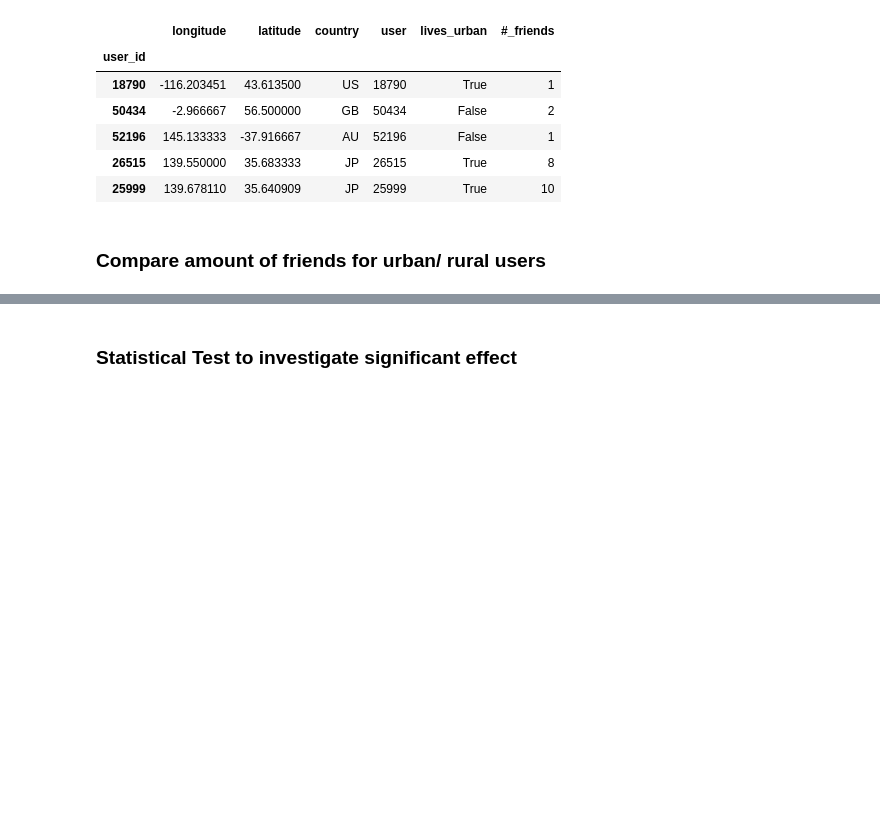
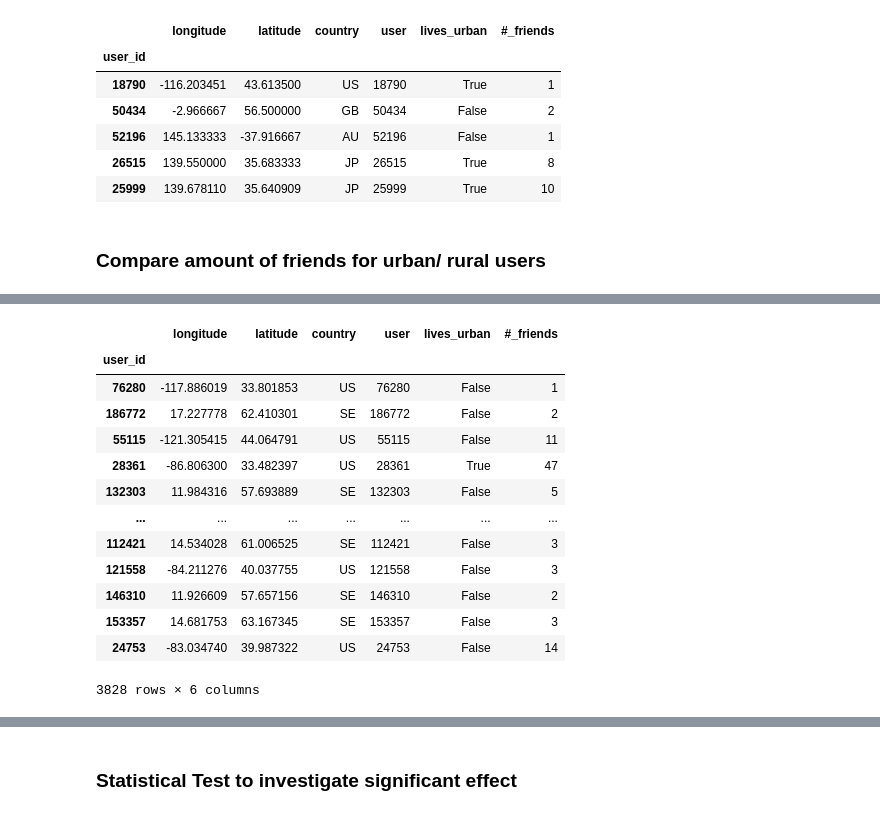
Before and after one commit to epfl-ada/ada-2020-project-milestone-p3-p3_, a Jupyter notebook: research_question_1.ipynb, the cells around one changed output, grey strips where cells are left out. Cells and saved outputs as stored; diff of their text form; code cells hidden in the pictures; blank space fills up the shorter version.

```diff
--- a/research_question_1.ipynb
+++ b/research_question_1.ipynb
@@ -252,3 +283,20 @@ plt.legend();
+# %%
+G_homes
+# %% [output]
+|  | longitude | latitude | country | user | lives_urban | #_friends |
+| user_id |  |  |  |  |  |  |
+| 76280 | -117.886019 | 33.801853 | US | 76280 | False | 1 |
+| 186772 | 17.227778 | 62.410301 | SE | 186772 | False | 2 |
+| 55115 | -121.305415 | 44.064791 | US | 55115 | False | 11 |
+| 28361 | -86.806300 | 33.482397 | US | 28361 | True | 47 |
+| 132303 | 11.984316 | 57.693889 | SE | 132303 | False | 5 |
+| ... | ... | ... | ... | ... | ... | ... |
+| 112421 | 14.534028 | 61.006525 | SE | 112421 | False | 3 |
+| 121558 | -84.211276 | 40.037755 | US | 121558 | False | 3 |
+| 146310 | 11.926609 | 57.657156 | SE | 146310 | False | 2 |
+| 153357 | 14.681753 | 63.167345 | SE | 153357 | False | 3 |
+| 24753 | -83.034740 | 39.987322 | US | 24753 | False | 14 |
+3828 rows × 6 columns
 # %%
 G_urban = G_homes[G_homes['lives_urban'] == True]
 G_rural = G_homes[G_homes['lives_urban'] == False]
```
Also changed, not shown: parts of 12 cells of this notebook, 1 other file.
